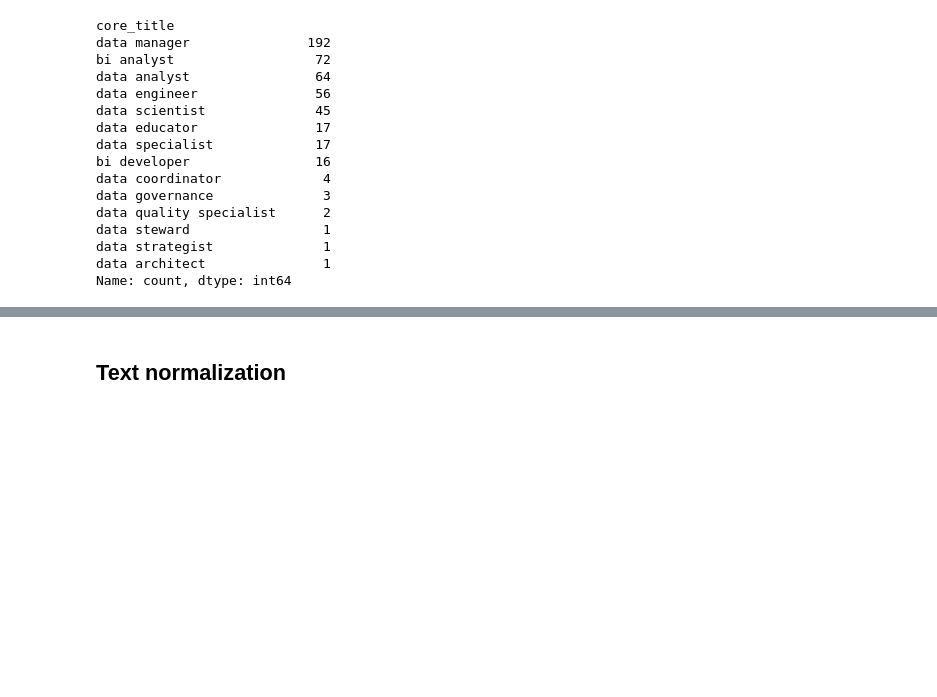
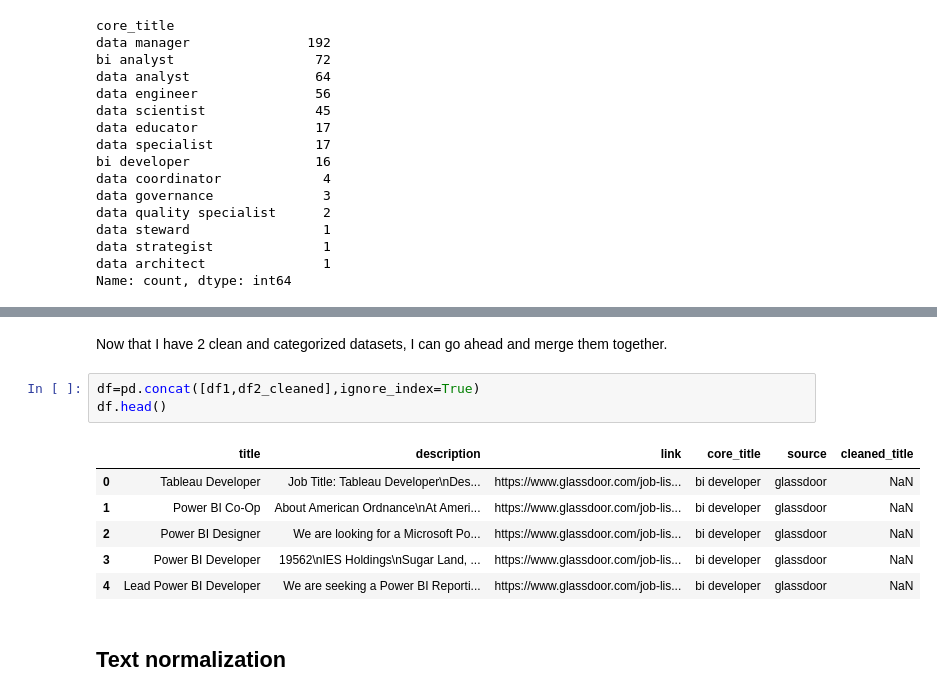
Before and after one commit to WamzMwangi/Job_Market_Analysis-BI_Tools, a Jupyter notebook: main.ipynb, the cells around one changed output, grey strips where cells are left out. Drawn from its saved outputs; the diff is of its cells as text; blank space fills up the shorter version.

```diff
--- a/main.ipynb
+++ b/main.ipynb
@@ -273,2 +280,14 @@ df2_cleaned.head()
+# %% [markdown]
+Now that I have 2 clean and categorized datasets, I can go ahead and merge them together.
+# %%
+df=pd.concat([df1,df2_cleaned],ignore_index=True)
+df.head()
+# %% [output]
+|  | title | description | link | core_title | source | cleaned_title |
+| 0 | Tableau Developer | Job Title: Tableau Developer\nDes... | https://www.glassdoor.com/job-lis... | bi developer | glassdoor | NaN |
+| 1 | Power BI Co-Op | About American Ordnance\nAt Ameri... | https://www.glassdoor.com/job-lis... | bi developer | glassdoor | NaN |
+| 2 | Power BI Designer | We are looking for a Microsoft Po... | https://www.glassdoor.com/job-lis... | bi developer | glassdoor | NaN |
+| 3 | Power BI Developer | 19562\nIES Holdings\nSugar Land, ... | https://www.glassdoor.com/job-lis... | bi developer | glassdoor | NaN |
+| 4 | Lead Power BI Developer | We are seeking a Power BI Reporti... | https://www.glassdoor.com/job-lis... | bi developer | glassdoor | NaN |
 # %% [markdown]
 ## Text normalization
```
Also changed, not shown: parts of 2 cells of this notebook.
